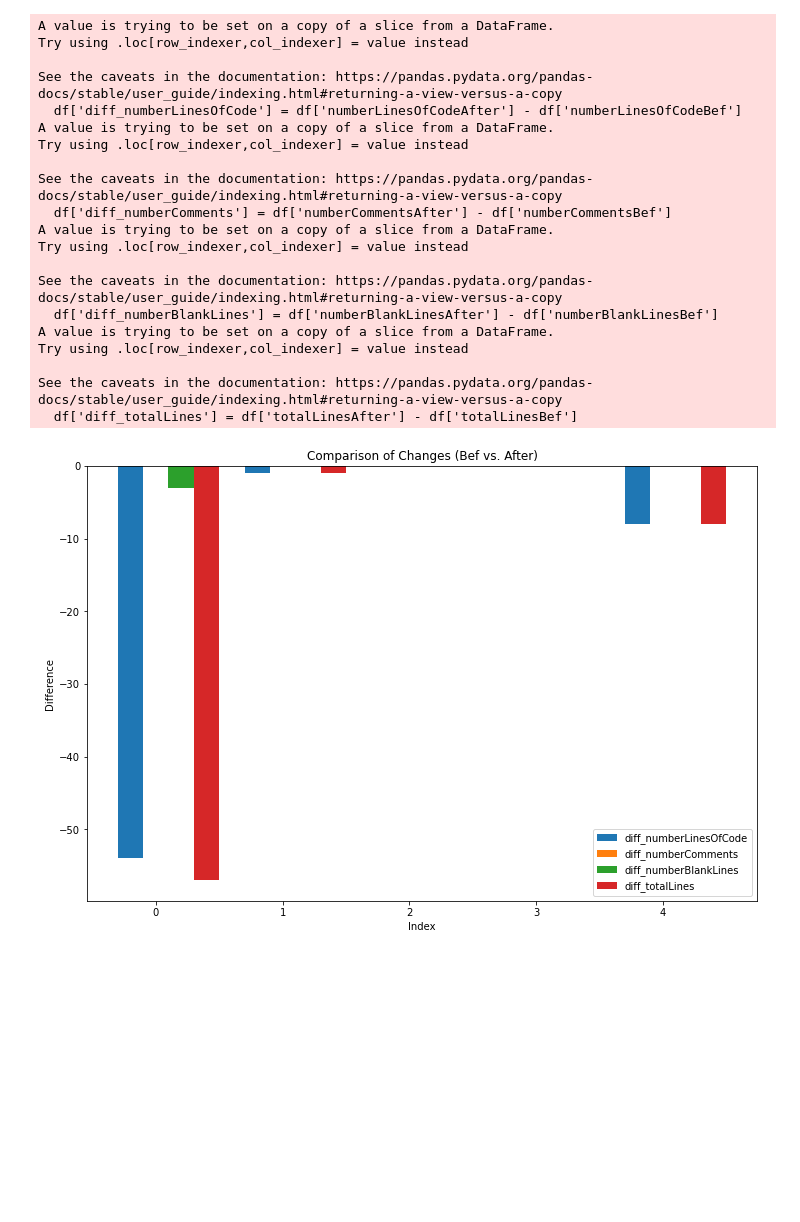
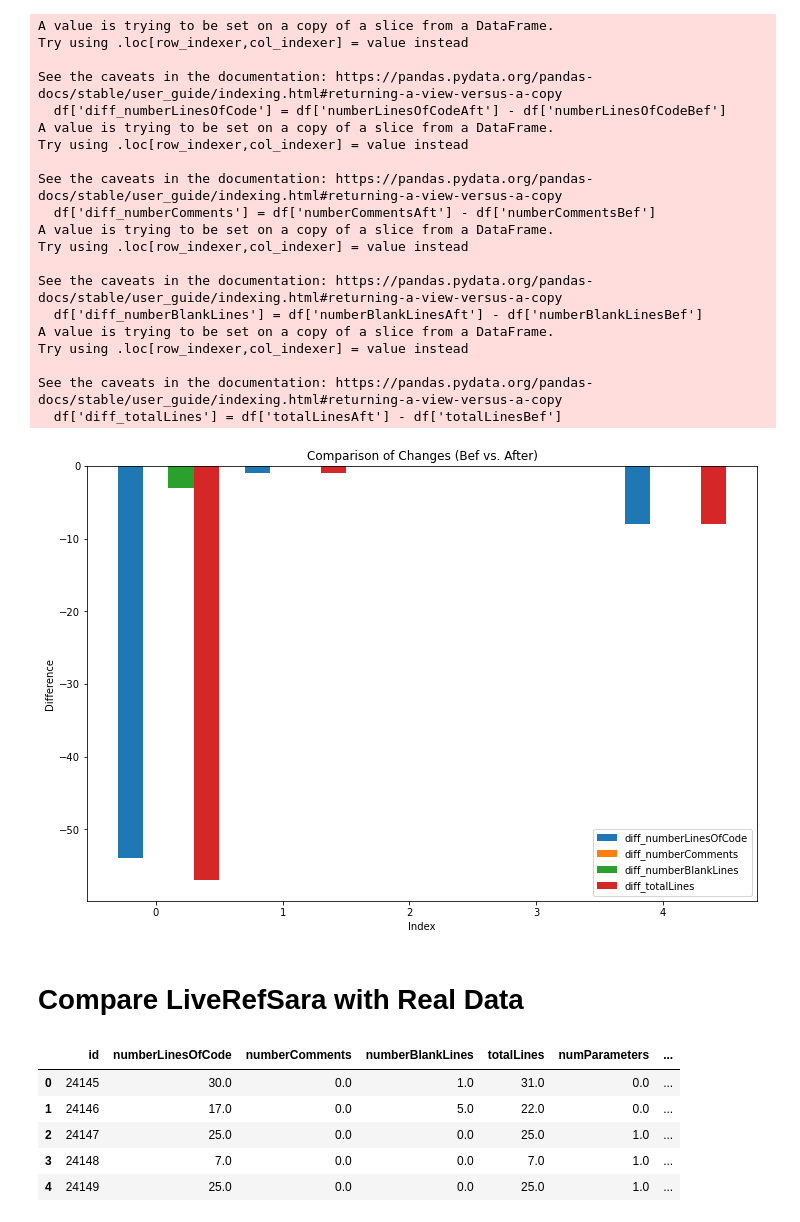
Before and after one commit to diogof19/DISS, a Jupyter notebook: Classification Model/Data Analysis.ipynb, the cells around one changed output. Cells and saved outputs as stored; diff of their text form; code cells hidden in the pictures; blank space fills up the shorter version.

```diff
--- a/Classification Model/Data Analysis.ipynb
+++ b/Classification Model/Data Analysis.ipynb
@@ -56,10 +51,10 @@ data.head()
 # %%
 df = data.head()
 
-df['diff_numberLinesOfCode'] = df['numberLinesOfCodeAfter'] - df['numberLinesOfCodeBef']
-df['diff_numberComments'] = df['numberCommentsAfter'] - df['numberCommentsBef']
-df['diff_numberBlankLines'] = df['numberBlankLinesAfter'] - df['numberBlankLinesBef']
-df['diff_totalLines'] = df['totalLinesAfter'] - df['totalLinesBef']
+df['diff_numberLinesOfCode'] = df['numberLinesOfCodeAft'] - df['numberLinesOfCodeBef']
+df['diff_numberComments'] = df['numberCommentsAft'] - df['numberCommentsBef']
+df['diff_numberBlankLines'] = df['numberBlankLinesAft'] - df['numberBlankLinesBef']
+df['diff_totalLines'] = df['totalLinesAft'] - df['totalLinesBef']
 
 plt.figure(figsize=(12, 8))
 diff_columns = ['diff_numberLinesOfCode', 'diff_numberComments', 'diff_numberBlankLines', 'diff_totalLines']
@@ -80,20 +75,46 @@ A value is trying to be set on a copy of a slice from a DataFrame.
 Try using .loc[row_indexer,col_indexer] = value instead
 
 See the caveats in the documentation: https://pandas.pydata.org/pandas-docs/stable/user_guide/indexing.html#returning-a-view-versus-a-copy
-  df['diff_numberLinesOfCode'] = df['numberLinesOfCodeAfter'] - df['numberLinesOfCodeBef']
+  df['diff_numberLinesOfCode'] = df['numberLinesOfCodeAft'] - df['numberLinesOfCodeBef']
 A value is trying to be set on a copy of a slice from a DataFrame.
 Try using .loc[row_indexer,col_indexer] = value instead
 
 See the caveats in the documentation: https://pandas.pydata.org/pandas-docs/stable/user_guide/indexing.html#returning-a-view-versus-a-copy
-  df['diff_numberComments'] = df['numberCommentsAfter'] - df['numberCommentsBef']
+  df['diff_numberComments'] = df['numberCommentsAft'] - df['numberCommentsBef']
 A value is trying to be set on a copy of a slice from a DataFrame.
 Try using .loc[row_indexer,col_indexer] = value instead
 
 See the caveats in the documentation: https://pandas.pydata.org/pandas-docs/stable/user_guide/indexing.html#returning-a-view-versus-a-copy
-  df['diff_numberBlankLines'] = df['numberBlankLinesAfter'] - df['numberBlankLinesBef']
+  df['diff_numberBlankLines'] = df['numberBlankLinesAft'] - df['numberBlankLinesBef']
 A value is trying to be set on a copy of a slice from a DataFrame.
 Try using .loc[row_indexer,col_indexer] = value instead
 
 See the caveats in the documentation: https://pandas.pydata.org/pandas-docs/stable/user_guide/indexing.html#returning-a-view-versus-a-copy
-  df['diff_totalLines'] = df['totalLinesAfter'] - df['totalLinesBef']
+  df['diff_totalLines'] = df['totalLinesAft'] - df['totalLinesBef']
 [figure]
+# %% [markdown]
+# Compare LiveRefSara with Real Data
+# %%
+def load_livRefSara_data(data_path):
+    conn = sqlite3.connect(data_path)
+
+    query = '''
+            SELECT *
+            FROM metricsLiveRef;
+    '''
+
+    df = pd.read_sql_query(query, conn)
+
+    conn.close()
+
+    return df
+# %%
+lrs_data = load_livRefSara_data(DATA_PATH)
+lrs_data.head()
+# %% [output]
+|  | id | numberLinesOfCode | numberComments | numberBlankLines | totalLines | numParameters | ... |
+| 0 | 24145 | 30.0 | 0.0 | 1.0 | 31.0 | 0.0 | ... |
+| 1 | 24146 | 17.0 | 0.0 | 5.0 | 22.0 | 0.0 | ... |
+| 2 | 24147 | 25.0 | 0.0 | 0.0 | 25.0 | 1.0 | ... |
+| 3 | 24148 | 7.0 | 0.0 | 0.0 | 7.0 | 1.0 | ... |
+| 4 | 24149 | 25.0 | 0.0 | 0.0 | 25.0 | 1.0 | ... |
```
Also changed, not shown: parts of 28 cells of this notebook, 21 other files.
